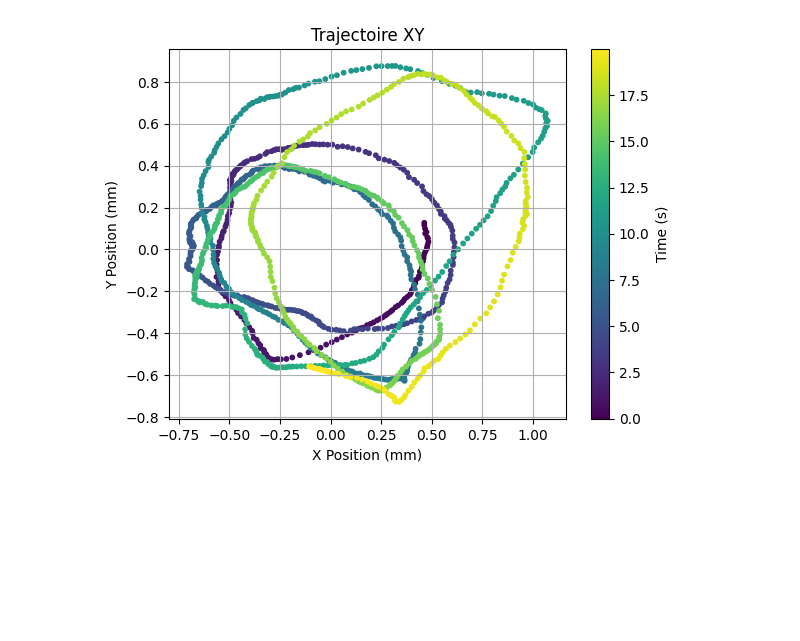
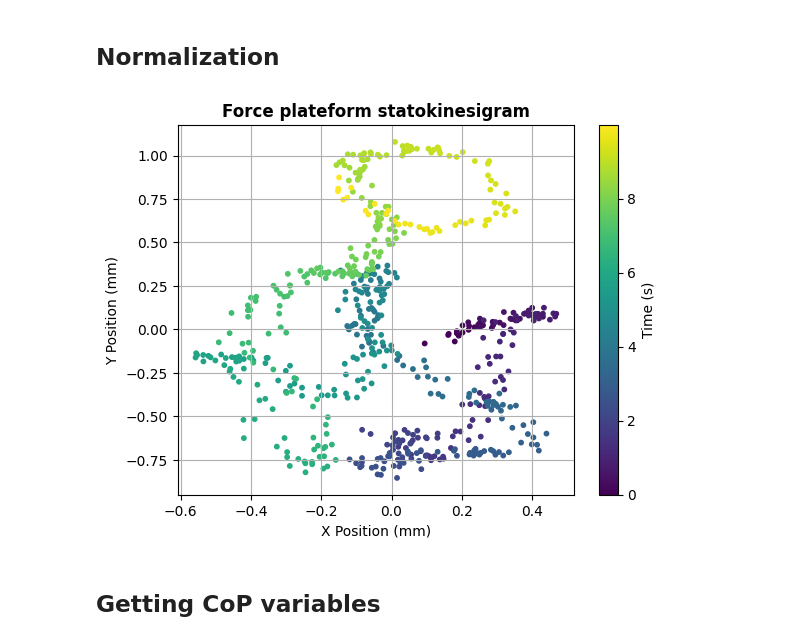
Before and after one commit to KellyLuo-O/stabilometry_project_2026, a Jupyter notebook: scripts/platform_stabilogram.ipynb, the cells around one changed output. Drawn from its saved outputs; the diff is of its cells as text; code cells hidden in the pictures; blank space fills up the shorter version.

```diff
--- a/scripts/platform_stabilogram.ipynb
+++ b/scripts/platform_stabilogram.ipynb
@@ -12,6 +22,6 @@ csv_gait_file = "../data/antoine/plateforme/test2/gait-line.csv"
 # %%
-# xml_file = "../data/kelly/plat.xml"
-# csv_gait_file = "../data/kelly/gait-line.csv"
+xml_file = "../data/kelly/plat.xml"
+csv_gait_file = "../data/kelly/gait-line.csv"
 # %%
 import xml.etree.ElementTree as ET
 
@@ -112,3 +116,0 @@ Mean X: -19.3849 m, Mean Y: -56.3159 m
-# %%
-x_pos -= x_mean
-y_pos -= y_mean
@@ -115,19 +119,22 @@ y_pos -= y_mean
 # %%
+x_pos -= np.mean(x_pos)
+y_pos -= np.mean(y_pos)
+
 # ---- Plot X(t) et Y(t) ----
 plt.figure(figsize=(8, 6))
 
 plt.subplot(2, 1, 1)
 plt.plot(times, x_pos)
-plt.xlabel("Temps (s)")
-plt.ylabel("x (mm)")
-plt.title("x en fonction du temps")
+plt.xlabel("Time (s)")
+plt.ylabel("ML (mm)")
+plt.title("Centered ML")
 plt.grid(True)
 
 plt.subplot(2, 1, 2)
 plt.plot(times, y_pos)
-plt.xlabel("Temps (s)")
-plt.ylabel("y (mm)")
-plt.title("y en fonction du temps")
+plt.xlabel("Time (s)")
+plt.ylabel("AP (mm)")
+plt.title("Centered ML")
 plt.grid(True)
 
 plt.tight_layout()
@@ -136,9 +143,9 @@ plt.show()
 
 plt.figure()
 sc = plt.scatter(x_pos, y_pos, c=times, cmap='viridis', s=10)
-plt.xlabel("X Position (mm)")
-plt.ylabel("Y Position (mm)")
-plt.title("Trajectoire XY")
+plt.xlabel("ML (mm)")
+plt.ylabel("AP (mm)")
+plt.title("Force plateform Statokinesigram Centered", fontweight='bold')
 plt.grid()
 
 cbar = plt.colorbar(sc)
@@ -163,15 +157,32 @@ y_norm = mod_norm * np.sin(angle)
+# %% [markdown]
+## Normalization
 # %%
+x = x_pos - np.mean(x_pos)
+y = y_pos - np.mean(y_pos)
+
+modulus = np.sqrt(x**2 + y**2)
+angle = np.arctan2(y, x)
+
+modulus95 = modulus[modulus <= np.percentile(modulus, 95)]
+rmax = np.max(modulus95)
+
+mod_norm = modulus / rmax
+x_norm = mod_norm * np.cos(angle)
+y_norm = mod_norm * np.sin(angle)
+
 plt.figure()
 sc = plt.scatter(x_norm, y_norm, c=times, cmap='viridis', s=10)
 plt.xlabel("X Position (mm)")
 plt.ylabel("Y Position (mm)")
-plt.title("Trajectoire XY")
+plt.title("Force plateform statokinesigram", fontweight='bold')
 plt.grid()
 
 cbar = plt.colorbar(sc)
 cbar.set_label("Time (s)")
 plt.show()
 # %% [output]
-[figure, old version]
+[figure, new version]
+# %% [markdown]
+## Getting CoP variables
 # %%
 data = np.array([x_pos/10, y_pos/10]).T
```
Also changed, not shown: parts of 14 cells of this notebook, 9 other files.
